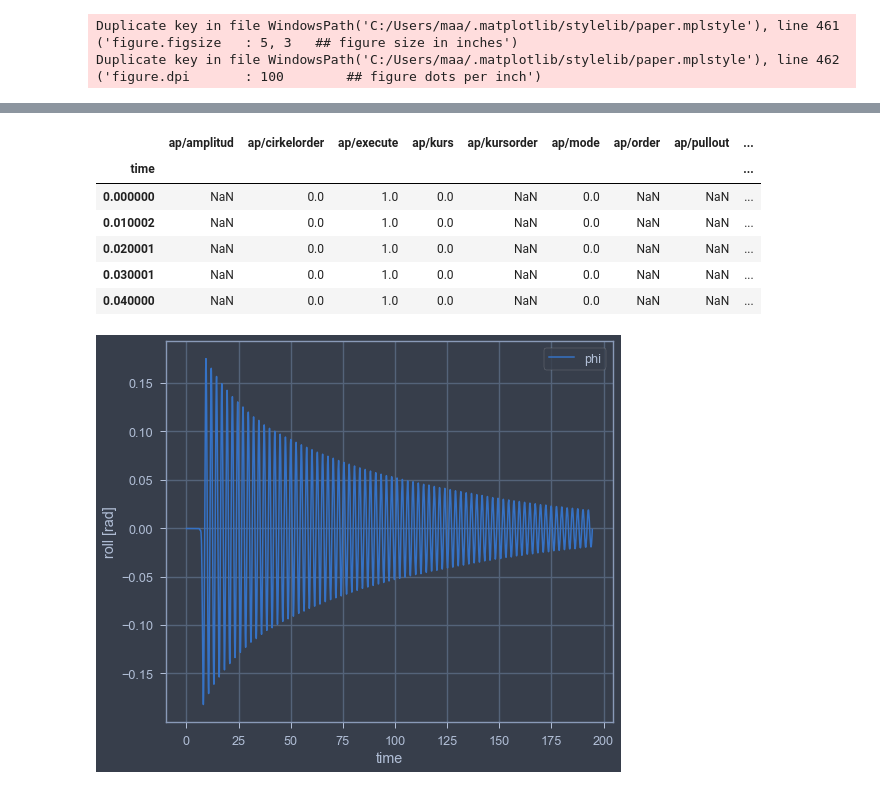
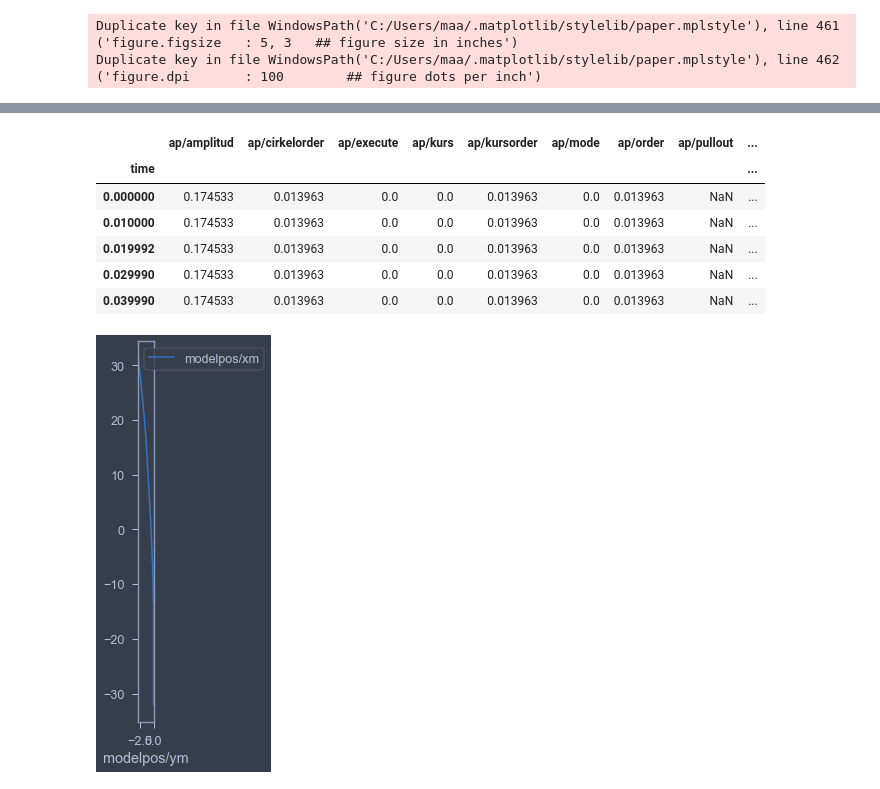
Before and after one commit to martinlarsalbert/Prediction-of-roll-motion-using-fully-nonlinear-potential-flow-and-Ikedas-method, a Jupyter notebook: notebooks/01.1_select_suitable_MDL_test.ipynb, the cells around one changed output, grey strips where cells are left out. Drawn from its saved outputs; the diff is of its cells as text; code cells hidden in the pictures.

```diff
--- a/notebooks/01.1_select_suitable_MDL_test.ipynb
+++ b/notebooks/01.1_select_suitable_MDL_test.ipynb
@@ -77,9 +77,11 @@ db = database.get_db()
 # %%
 sql = """
 SELECT * from run
-WHERE model_number='M5057-01-A' and test_type='roll decay';
+WHERE model_number='M5057-01-A' and test_type='roll decay' and project_number=40178362;
 """
-df_rolldecays = pd.read_sql(sql=sql, con=db.engine)
+df_rolldecays = pd.read_sql(sql=sql, con=db.engine, index_col='id')
+
+df_rolldecays['ship_speed'].fillna(0, inplace=True)
 # %%
 df_rolldecays
 # %% [output]
@@ -95,2 +93,0 @@ df_rolldecays
-# %%
-db_run = db.session.query(tables.Run).get(int(21338))
@@ -98,0 +94,14 @@ df,units = database.load_run(db_run, save_as_example=False, prefer_hdf5=True)
+# %%
+fig,axes=plt.subplots(nrows=len(df_rolldecays))
+
+for (id, row),ax in zip(df_rolldecays.iterrows(),axes):
+
+    db_run = db.session.query(tables.Run).get(int(id))
+    df,units = database.load_run(db_run, save_as_example=False, prefer_hdf5=True)
+
+    df.plot(y='phi', ax=ax)
+    ax.set_ylabel(f"roll [{units['phi']}]")
+    ax.grid(True)
+    ax.set_ylim([-0.2,0.2])
+
+plt.tight_layout()
@@ -101,15 +112,14 @@ df.head()
 # %% [output]
 |  | ap/amplitud | ap/cirkelorder | ap/execute | ap/kurs | ap/kursorder | ap/mode | ap/order | ap/pullout | ... |
 | time |  |  |  |  |  |  |  |  | ... |
-| 0.000000 | NaN | 0.0 | 1.0 | 0.0 | NaN | 0.0 | NaN | NaN | ... |
-| 0.010002 | NaN | 0.0 | 1.0 | 0.0 | NaN | 0.0 | NaN | NaN | ... |
-| 0.020001 | NaN | 0.0 | 1.0 | 0.0 | NaN | 0.0 | NaN | NaN | ... |
-| 0.030001 | NaN | 0.0 | 1.0 | 0.0 | NaN | 0.0 | NaN | NaN | ... |
-| 0.040000 | NaN | 0.0 | 1.0 | 0.0 | NaN | 0.0 | NaN | NaN | ... |
+| 0.000000 | 0.174533 | 0.013963 | 0.0 | 0.0 | 0.013963 | 0.0 | 0.013963 | NaN | ... |
+| 0.010000 | 0.174533 | 0.013963 | 0.0 | 0.0 | 0.013963 | 0.0 | 0.013963 | NaN | ... |
+| 0.019992 | 0.174533 | 0.013963 | 0.0 | 0.0 | 0.013963 | 0.0 | 0.013963 | NaN | ... |
+| 0.029990 | 0.174533 | 0.013963 | 0.0 | 0.0 | 0.013963 | 0.0 | 0.013963 | NaN | ... |
+| 0.039990 | 0.174533 | 0.013963 | 0.0 | 0.0 | 0.013963 | 0.0 | 0.013963 | NaN | ... |
 # %%
 fig,ax=plt.subplots()
-df.plot(y='phi', ax=ax)
-ax.set_ylabel(f"roll [{units['phi']}]")
-ax.grid(True)
+df.plot(x = 'modelpos/ym', y='modelpos/xm', ax=ax)
+ax.set_aspect('equal')
 # %% [output]
-[figure, old version]
+[figure, new version]
```
Also changed, not shown: parts of 3 cells of this notebook.
